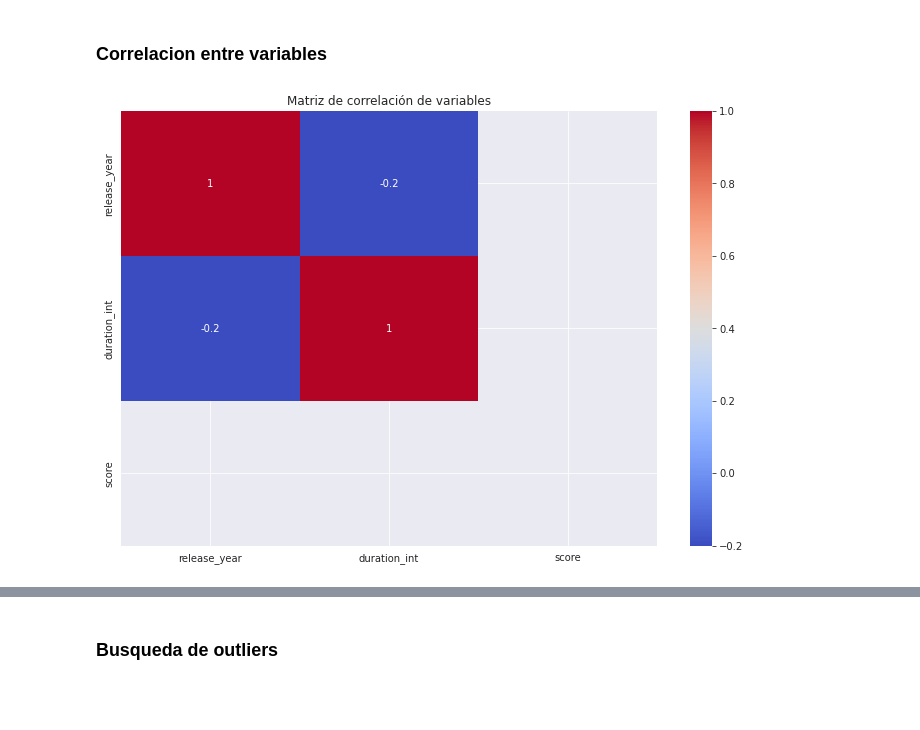
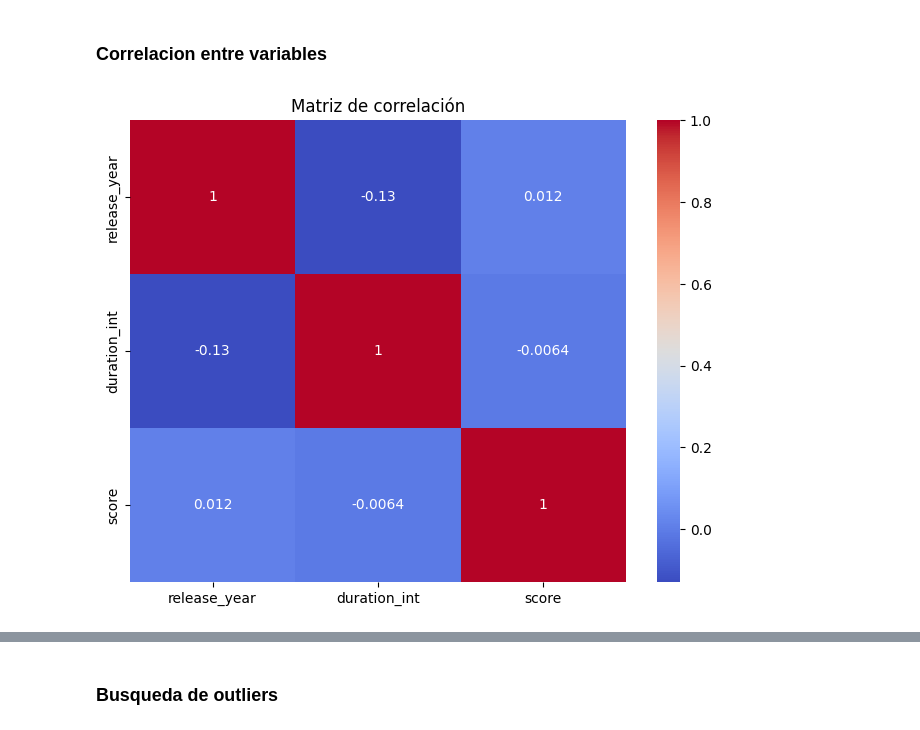
Before and after one commit to diegomaneyro/API_ML, a Jupyter notebook: datos/eda/eda_peliculas.ipynb, the cells around one changed output, grey strips where cells are left out. Cells and saved outputs as stored; diff of their text form; code cells hidden in the pictures; blank space fills up the shorter version.

```diff
--- a/datos/eda/eda_peliculas.ipynb
+++ b/datos/eda/eda_peliculas.ipynb
@@ -54,13 +68,24 @@ datos.describe()
 # %% [markdown]
 ### Correlacion entre variables
-# %%
-# correlacion de vaiables del dataset de peliculas
-correlaciones = datos.corr()
-sns.heatmap(correlaciones, annot=True, cmap='coolwarm')
-plt.title('Matriz de correlación de variables')
-plt.show()
-# %% [output]
-[figure, removed]
+# %%
+# Seleccionar solo las columnas numéricas
+datos = datos.select_dtypes(include='number')
+
+
+matriz_correlacion = datos.corr()
+# Configurar el tamaño de la figura
+plt.figure(figsize=(8, 6))
+
+# Generar el mapa de calor de la matriz de correlación
+sns.heatmap(matriz_correlacion, annot=True, cmap='coolwarm')
+
+# Configurar el título del gráfico
+plt.title('Matriz de correlación')
+
+# Mostrar el gráfico
+plt.show()
+# %% [output]
+[figure, added]
 # %%
 # histograma de año de lamzamiento y tiempo de duracion
 plt.rcParams['figure.figsize'] = (12, 8)
```
Also changed, not shown: parts of 13 cells of this notebook, 3 other files.
